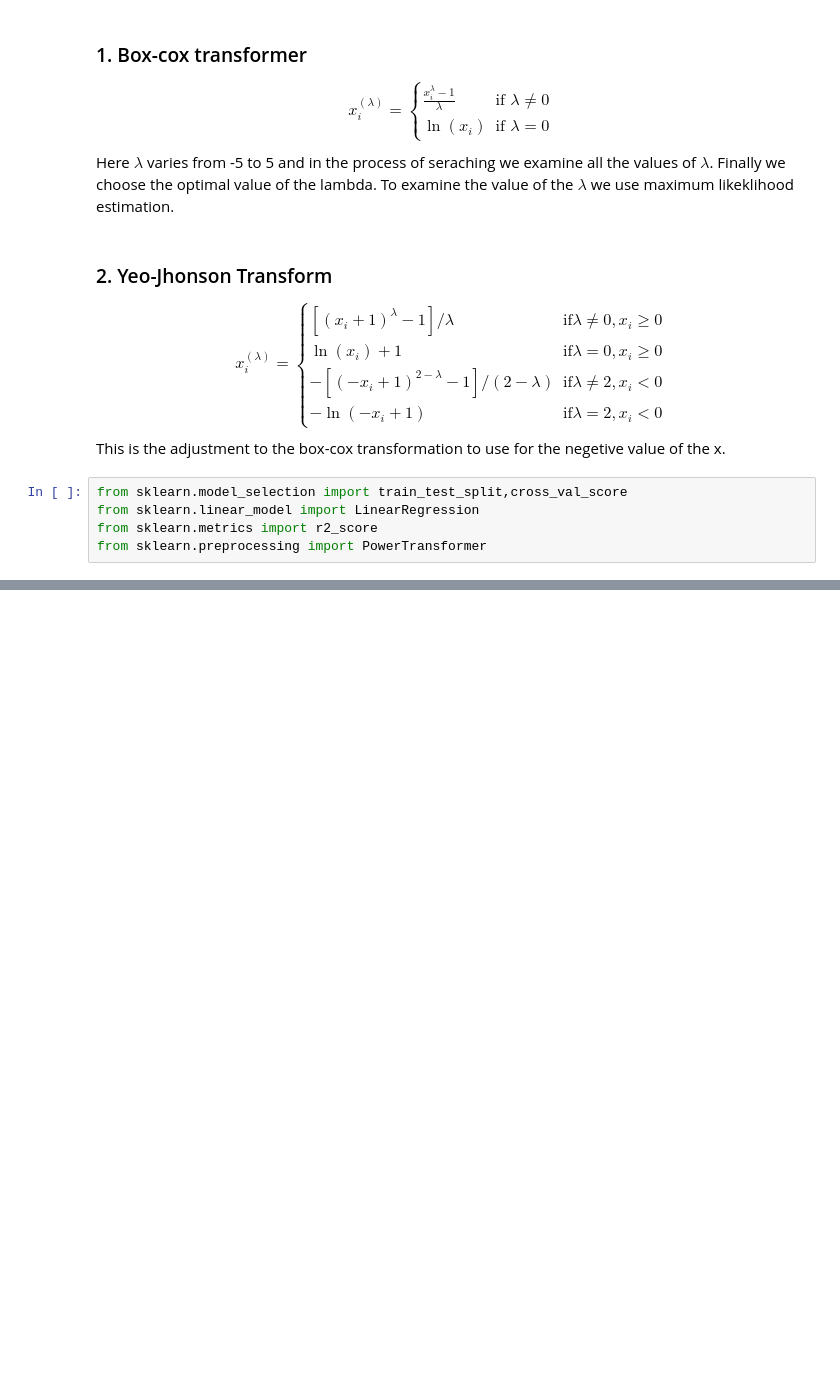
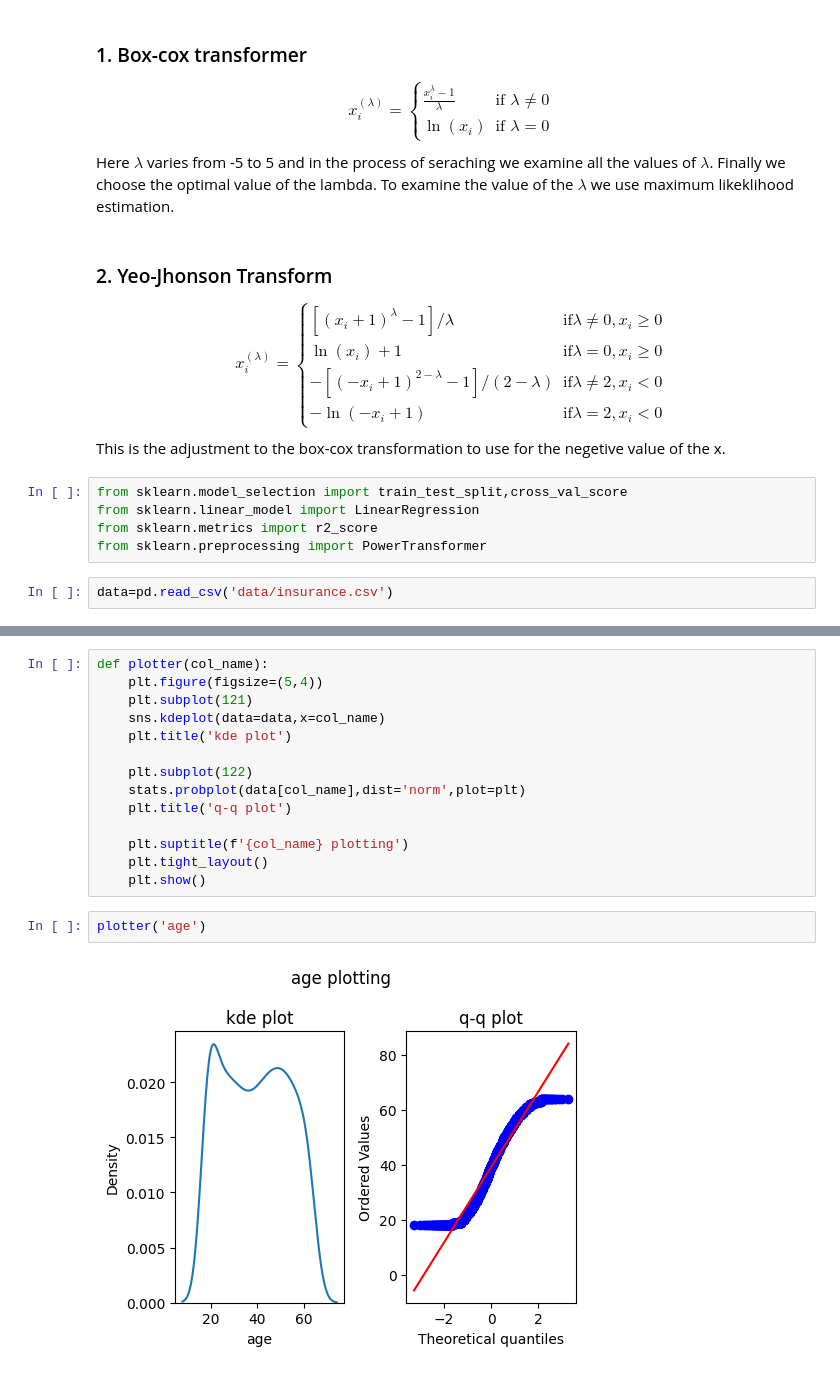
Before and after one commit to khanalasmit/machinelearning, a Jupyter notebook: powertranformer.ipynb, the cells around one changed output, grey strips where cells are left out. Saved outputs shown, nothing was run; the diff lists cells and outputs as text; blank space fills up the shorter version.

```diff
--- a/powertranformer.ipynb
+++ b/powertranformer.ipynb
@@ -39,3 +39,5 @@ from sklearn.model_selection import train_test_split,cross_val_score
 from sklearn.linear_model import LinearRegression
 from sklearn.metrics import r2_score
 from sklearn.preprocessing import PowerTransformer
+# %%
+data=pd.read_csv('data/insurance.csv')
@@ -41,0 +72,18 @@ from sklearn.preprocessing import PowerTransformer
+# %%
+def plotter(col_name):
+    plt.figure(figsize=(5,4))
+    plt.subplot(121)
+    sns.kdeplot(data=data,x=col_name)
+    plt.title('kde plot')
+
+    plt.subplot(122)
+    stats.probplot(data[col_name],dist='norm',plot=plt)
+    plt.title('q-q plot')
+
+    plt.suptitle(f'{col_name} plotting')
+    plt.tight_layout()
+    plt.show()
+# %%
+plotter('age')
+# %% [output]
+[figure, added]
```
Also changed, not shown: parts of 8 cells of this notebook, 1 other file.
